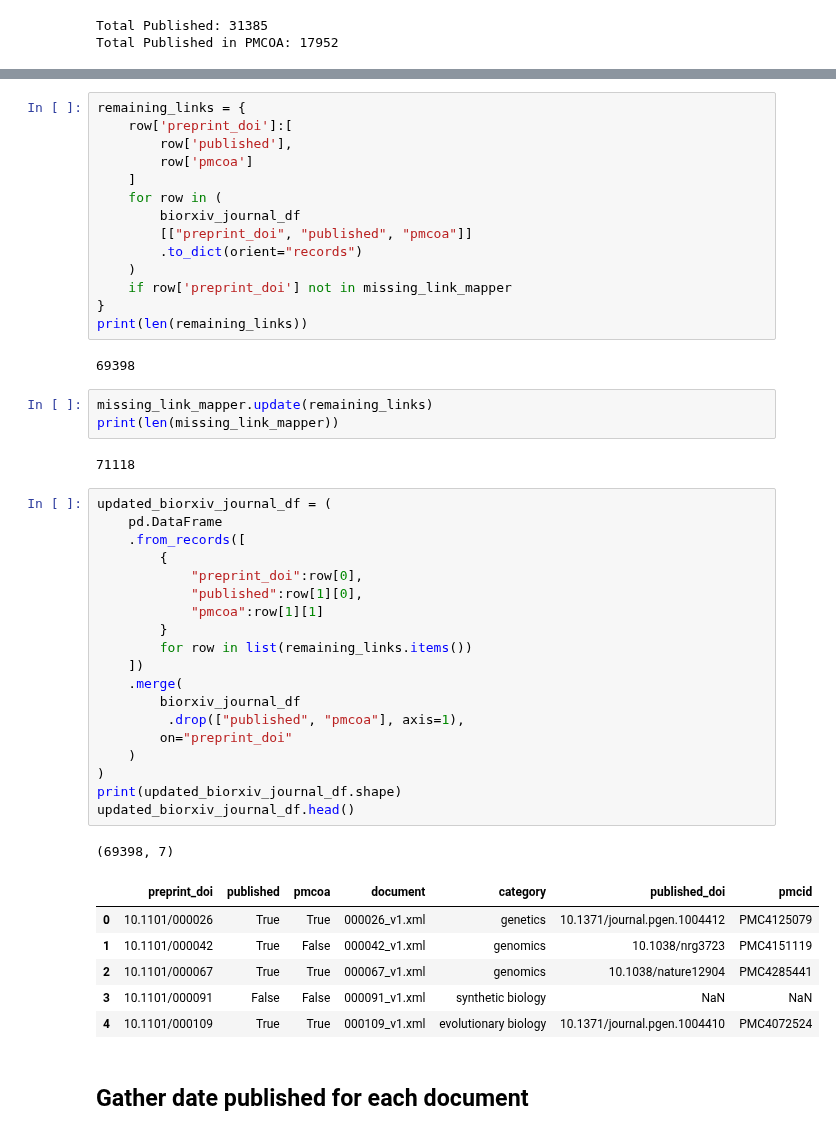
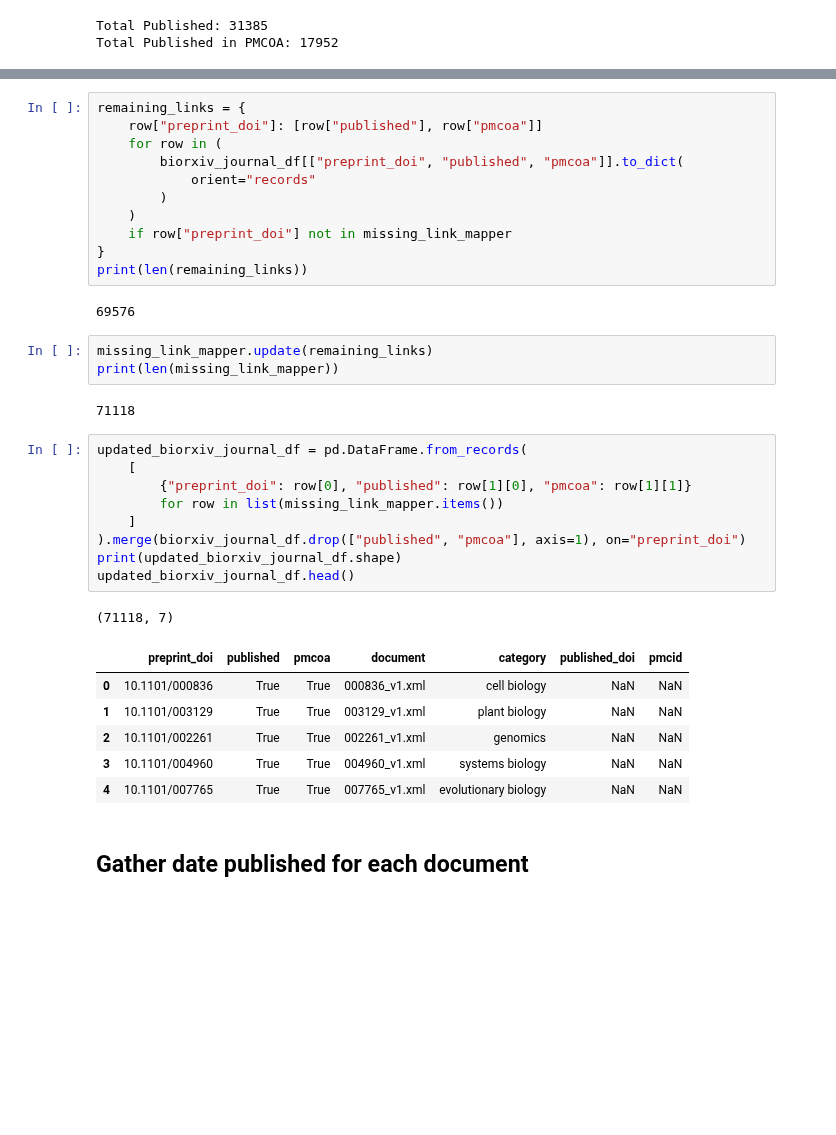
Before and after one commit to greenelab/annorxiver, a Jupyter notebook: biorxiv/article_distances/biorxiv_corrected_published_rate.ipynb, the cells around one changed output, grey strips where cells are left out. Drawn from its saved outputs; the diff is of its cells as text; blank space fills up the shorter version.

```diff
--- a/biorxiv/article_distances/biorxiv_corrected_published_rate.ipynb
+++ b/biorxiv/article_distances/biorxiv_corrected_published_rate.ipynb
@@ -108,51 +105,38 @@ Novel links filled: 1720
 # %%
 remaining_links = {
-    row['preprint_doi']:[
-        row['published'],
-        row['pmcoa']
-    ]
+    row["preprint_doi"]: [row["published"], row["pmcoa"]]
     for row in (
-        biorxiv_journal_df
-        [["preprint_doi", "published", "pmcoa"]]
-        .to_dict(orient="records")
+        biorxiv_journal_df[["preprint_doi", "published", "pmcoa"]].to_dict(
+            orient="records"
+        )
     )
-    if row['preprint_doi'] not in missing_link_mapper
+    if row["preprint_doi"] not in missing_link_mapper
 }
 print(len(remaining_links))
 # %% [output]
-69398
+69576
 # %%
 missing_link_mapper.update(remaining_links)
 print(len(missing_link_mapper))
 # %% [output]
 71118
 # %%
-updated_biorxiv_journal_df = (
-    pd.DataFrame
-    .from_records([
-        {
-            "preprint_doi":row[0],
-            "published":row[1][0],
-            "pmcoa":row[1][1]
-        }
-        for row in list(remaining_links.items())
-    ])
-    .merge(
-        biorxiv_journal_df
-         .drop(["published", "pmcoa"], axis=1),
-        on="preprint_doi"
-    )
-)
+updated_biorxiv_journal_df = pd.DataFrame.from_records(
+    [
+        {"preprint_doi": row[0], "published": row[1][0], "pmcoa": row[1][1]}
+        for row in list(missing_link_mapper.items())
+    ]
+).merge(biorxiv_journal_df.drop(["published", "pmcoa"], axis=1), on="preprint_doi")
 print(updated_biorxiv_journal_df.shape)
 updated_biorxiv_journal_df.head()
 # %% [output]
-(69398, 7)
+(71118, 7)
 |  | preprint_doi | published | pmcoa | document | category | published_doi | pmcid |
-| 0 | 10.1101/000026 | True | True | 000026_v1.xml | genetics | 10.1371/journal.pgen.1004412 | PMC4125079 |
-| 1 | 10.1101/000042 | True | False | 000042_v1.xml | genomics | 10.1038/nrg3723 | PMC4151119 |
-| 2 | 10.1101/000067 | True | True | 000067_v1.xml | genomics | 10.1038/nature12904 | PMC4285441 |
-| 3 | 10.1101/000091 | False | False | 000091_v1.xml | synthetic biology | NaN | NaN |
-| 4 | 10.1101/000109 | True | True | 000109_v1.xml | evolutionary biology | 10.1371/journal.pgen.1004410 | PMC4072524 |
+| 0 | 10.1101/000836 | True | True | 000836_v1.xml | cell biology | NaN | NaN |
+| 1 | 10.1101/003129 | True | True | 003129_v1.xml | plant biology | NaN | NaN |
+| 2 | 10.1101/002261 | True | True | 002261_v1.xml | genomics | NaN | NaN |
+| 3 | 10.1101/004960 | True | True | 004960_v1.xml | systems biology | NaN | NaN |
+| 4 | 10.1101/007765 | True | True | 007765_v1.xml | evolutionary biology | NaN | NaN |
 # %% [markdown]
 ## Gather date published for each document
 # %%
```
Also changed, not shown: parts of 14 cells of this notebook, 9 other files.
